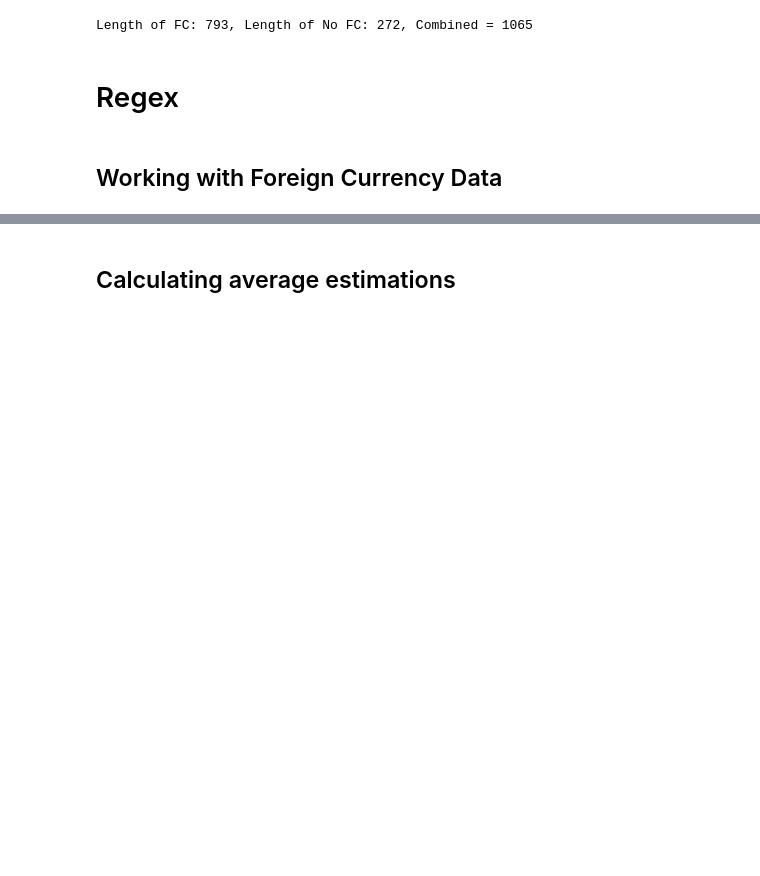
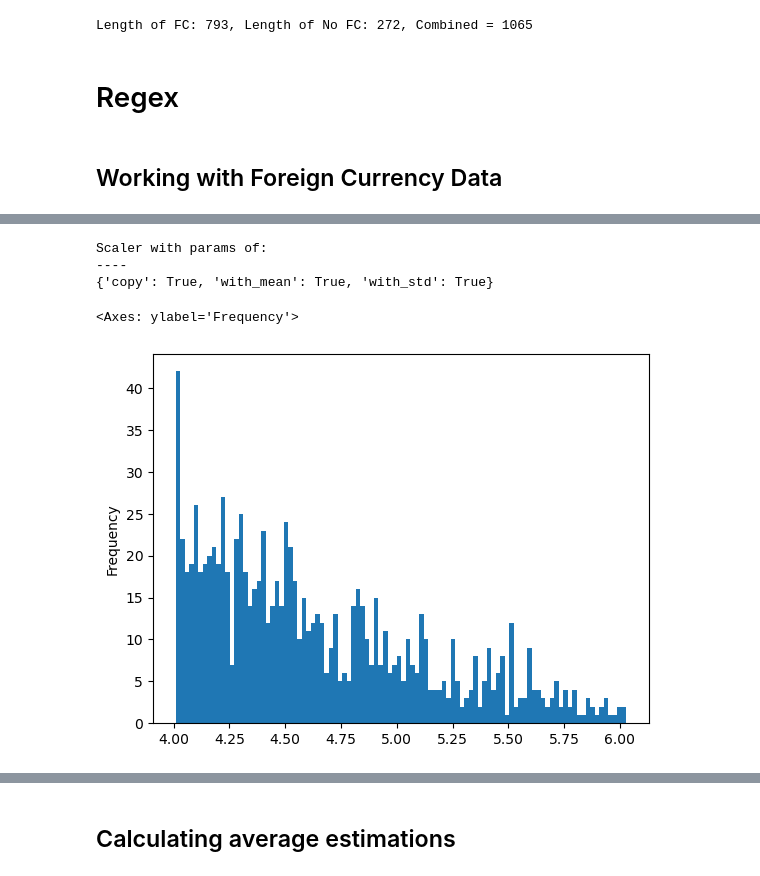
Before and after one commit to jeremiah-toribio/art-of-data, a Jupyter notebook: workbook.ipynb, the cells around one changed output, grey strips where cells are left out. Cells and saved outputs as stored; diff of their text form; code cells hidden in the pictures; blank space fills up the shorter version.

```diff
--- a/workbook.ipynb
+++ b/workbook.ipynb
@@ -315,0 +350,11 @@ df.tail(2)
+# %%
+model_df, df_scaled = m.model_df(df)
+# %% [output]
+Scaler with params of:
+----
+{'copy': True, 'with_mean': True, 'with_std': True}
+# %%
+df.log_hammer_price.plot(kind='hist',bins=100)
+# %% [output]
+<Axes: ylabel='Frequency'>
+[figure, added]
```
Also changed, not shown: parts of 29 cells of this notebook, 1 other file.
